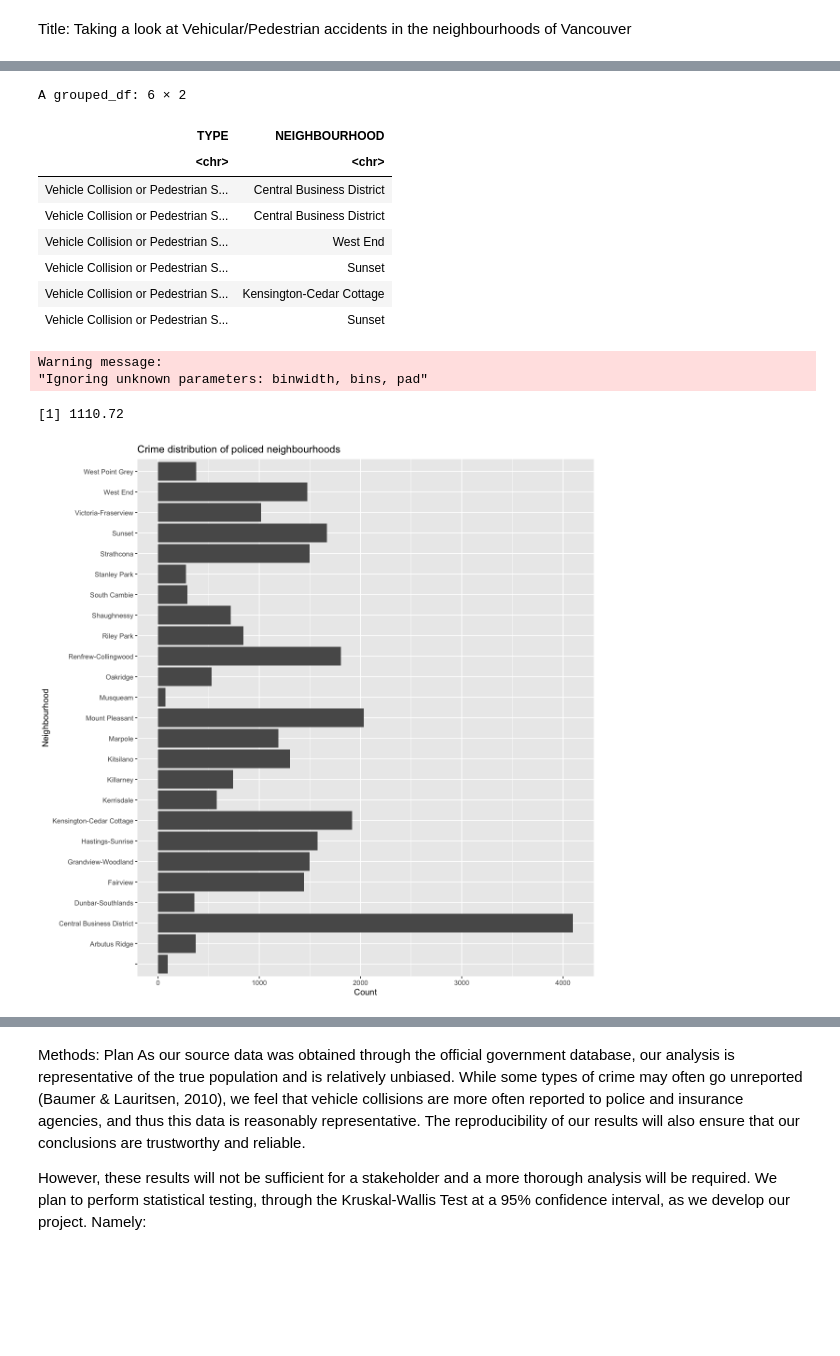
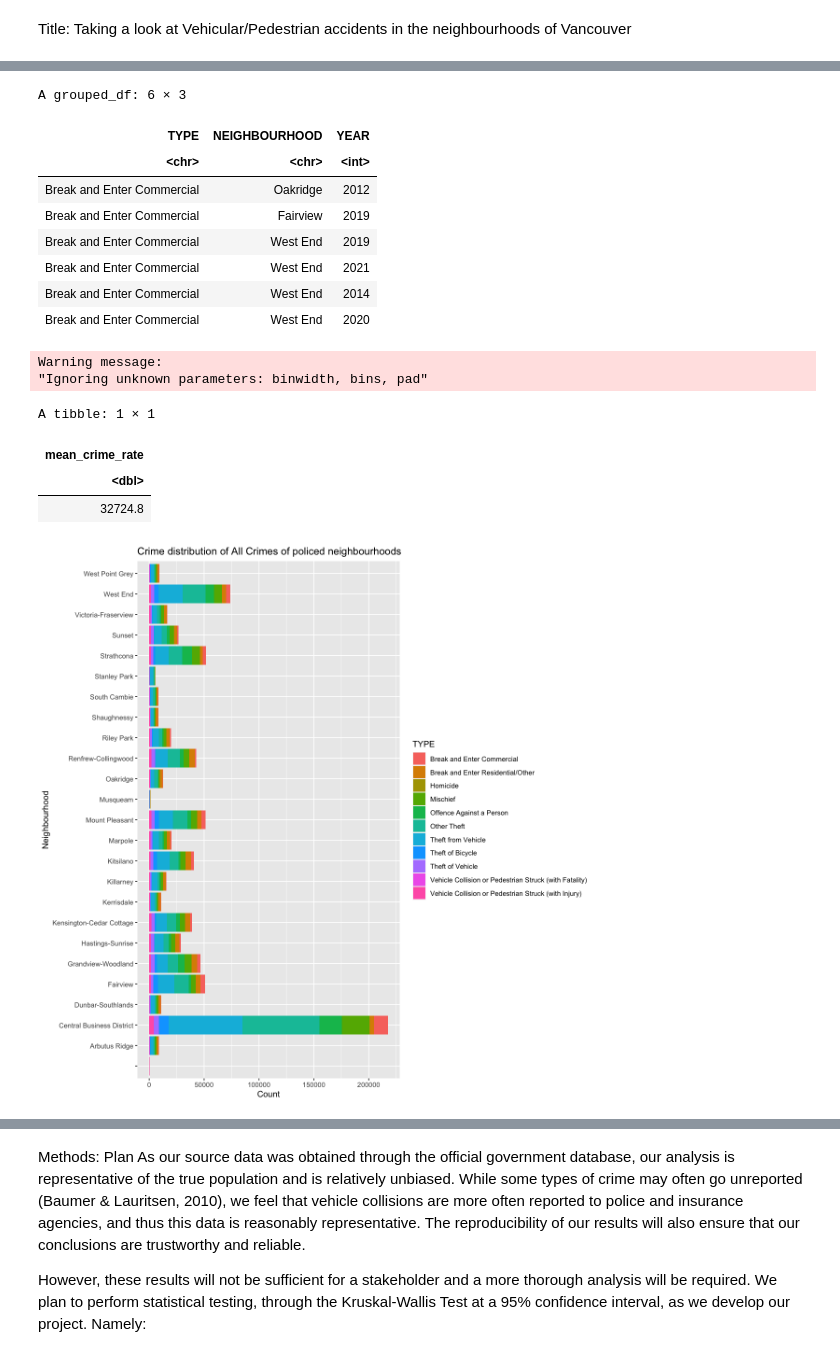
Before and after one commit to pbrar17/VPD-Crime-Analysis, a Jupyter notebook: 14.ipynb, the cells around one changed output, grey strips where cells are left out. Saved outputs shown, nothing was run; the diff lists cells and outputs as text; code cells hidden in the pictures; blank space fills up the shorter version.

```diff
--- a/14.ipynb
+++ b/14.ipynb
@@ -22,37 +22,43 @@ The downloaded binary packages are in
 # %%
-dataset <- read.csv("crime_data.csv")
+whole_dataset <- read.csv("crime_data.csv")
 
-dataset <- select(dataset, TYPE, NEIGHBOURHOOD,) %>%
+whole_dataset <- select(whole_dataset, TYPE, NEIGHBOURHOOD, YEAR) %>%
     group_by(NEIGHBOURHOOD) %>%
-    filter(TYPE == "Vehicle Collision or Pedestrian Struck (with Injury)" |
-    TYPE == "Vehicle Collision or Pedestrian Struck (with Fatality)")
-head(dataset)
+    group_by(YEAR)
 
-options(repr.plot.width = 10, repr.plot.height = 10)
-crime_dist_neighbours <- dataset %>%
-    ggplot() +
-    geom_histogram(aes(x = NEIGHBOURHOOD), stat = "count")+
+head(whole_dataset)
+
+
+crime_dist_neighbours <- whole_dataset %>%
+    ggplot(aes(x = NEIGHBOURHOOD, fill = TYPE)) +
+    geom_histogram(stat = "count")+
     xlab("Neighbourhood") +
     ylab("Count") +
-    ggtitle("Crime distribution of policed neighbourhoods") +
+    ggtitle("Crime distribution of All Crimes of policed neighbourhoods") +
     coord_flip()
 crime_dist_neighbours
 
 
-mean_crime_rate <- length(dataset$TYPE) / length(unique(dataset$NEIGHBOURHOOD))
+mean_crime_rate <- whole_dataset %>%
+    ungroup(YEAR) %>%
+    summarize(mean_crime_rate = (length(TYPE)/ length(unique(NEIGHBOURHOOD))))
+
 mean_crime_rate
 #This is the "mean" crime rate per neighbourhood policed.
 # %% [output]
-A grouped_df: 6 × 2
+A grouped_df: 6 × 3
-| TYPE | NEIGHBOURHOOD |
-| <chr> | <chr> |
-| Vehicle Collision or Pedestrian S... | Central Business District |
-| Vehicle Collision or Pedestrian S... | Central Business District |
-| Vehicle Collision or Pedestrian S... | West End |
-| Vehicle Collision or Pedestrian S... | Sunset |
-| Vehicle Collision or Pedestrian S... | Kensington-Cedar Cottage |
-| Vehicle Collision or Pedestrian S... | Sunset |
+| TYPE | NEIGHBOURHOOD | YEAR |
+| <chr> | <chr> | <int> |
+| Break and Enter Commercial | Oakridge | 2012 |
+| Break and Enter Commercial | Fairview | 2019 |
+| Break and Enter Commercial | West End | 2019 |
+| Break and Enter Commercial | West End | 2021 |
+| Break and Enter Commercial | West End | 2014 |
+| Break and Enter Commercial | West End | 2020 |
 Warning message:
 "Ignoring unknown parameters: binwidth, bins, pad"
-[1] 1110.72
+A tibble: 1 × 1
+| mean_crime_rate |
+| <dbl> |
+| 32724.8 |
-[figure, old version]
+[figure, new version]
```
Also changed, not shown: parts of 3 cells of this notebook.
